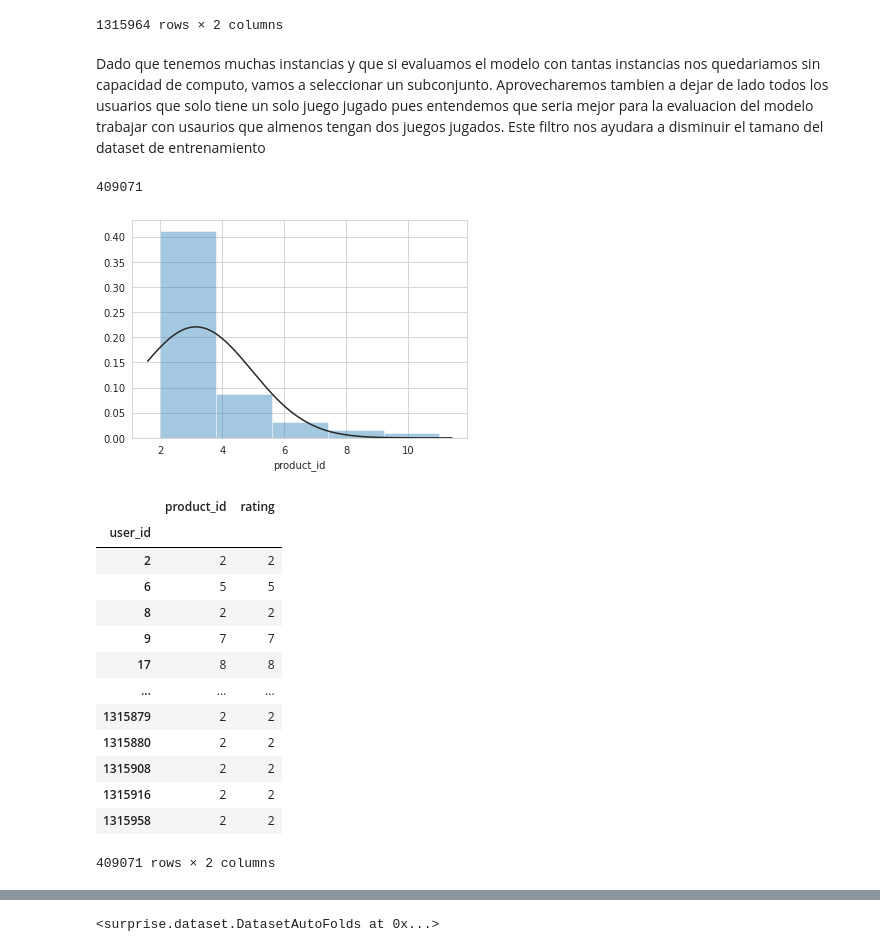
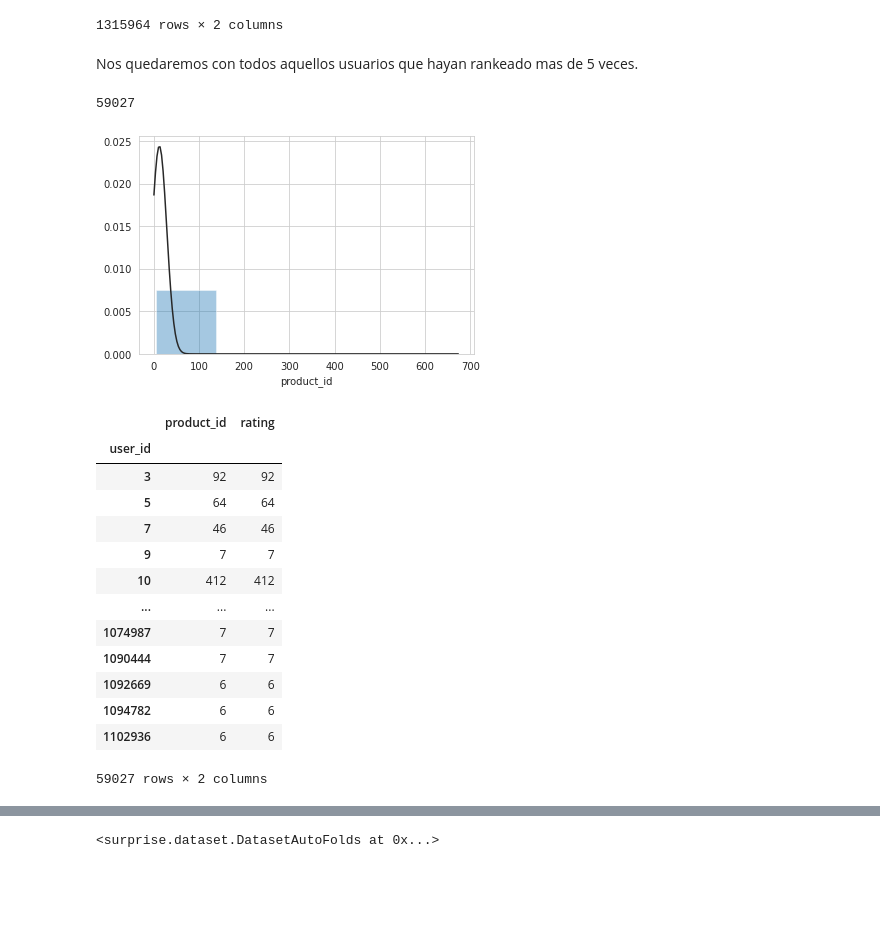
Before and after one commit to dgiacone/AcamicaSistemaRecomendacion, a Jupyter notebook: DS_Proyecto_03_SR.ipynb, the cells around one changed output, grey strips where cells are left out. Cells and saved outputs as stored; diff of their text form; code cells hidden in the pictures; blank space fills up the shorter version.

Commit message:
Version final del trabajo listo para entregar.

```diff
--- a/DS_Proyecto_03_SR.ipynb
+++ b/DS_Proyecto_03_SR.ipynb
@@ -457,36 +461,36 @@ filtro
 | 1315963 | 1 | 1 |
 | 1315964 | 1 | 1 |
 1315964 rows × 2 columns
-# %% [markdown]
-Dado que tenemos muchas instancias y que si evaluamos el modelo con tantas instancias nos quedariamos sin capacidad de computo, vamos a seleccionar un subconjunto. Aprovecharemos tambien a dejar de lado todos los usuarios que solo tiene un solo juego jugado pues entendemos que seria mejor para la evaluacion del modelo trabajar con usaurios que almenos tengan dos juegos jugados. Este filtro nos ayudara a disminuir el tamano del dataset de entrenamiento
+# %% [markdown]
+Nos quedaremos con todos aquellos usuarios que hayan rankeado mas de 5 veces.
 # %%
 
-filtro=filtro[(filtro.product_id>1) &(filtro.product_id<12)]
+filtro=filtro[(filtro.product_id>5) ]
 print(len(filtro))
 sns.set_style("whitegrid")
 x = filtro.product_id
 ax = sns.distplot(x, fit=norm, kde=False, bins=5)
 # %% [output]
-409071
+59027
-[figure, old version]
+[figure, new version]
 # %%
 filtro_usuarios=pd.DataFrame(filtro)
 filtro_usuarios
 # %% [output]
 |  | product_id | rating |
 | user_id |  |  |
-| 2 | 2 | 2 |
-| 6 | 5 | 5 |
-| 8 | 2 | 2 |
+| 3 | 92 | 92 |
+| 5 | 64 | 64 |
+| 7 | 46 | 46 |
 | 9 | 7 | 7 |
-| 17 | 8 | 8 |
+| 10 | 412 | 412 |
 | ... | ... | ... |
-| 1315879 | 2 | 2 |
-| 1315880 | 2 | 2 |
-| 1315908 | 2 | 2 |
-| 1315916 | 2 | 2 |
-| 1315958 | 2 | 2 |
+| 1074987 | 7 | 7 |
+| 1090444 | 7 | 7 |
+| 1092669 | 6 | 6 |
+| 1094782 | 6 | 6 |
+| 1102936 | 6 | 6 |
-409071 rows × 2 columns
+59027 rows × 2 columns
 # %%
 filtro= filtro.rename_axis('user_id').reset_index()
 # %%
```
Also changed, not shown: parts of 50 cells of this notebook.
